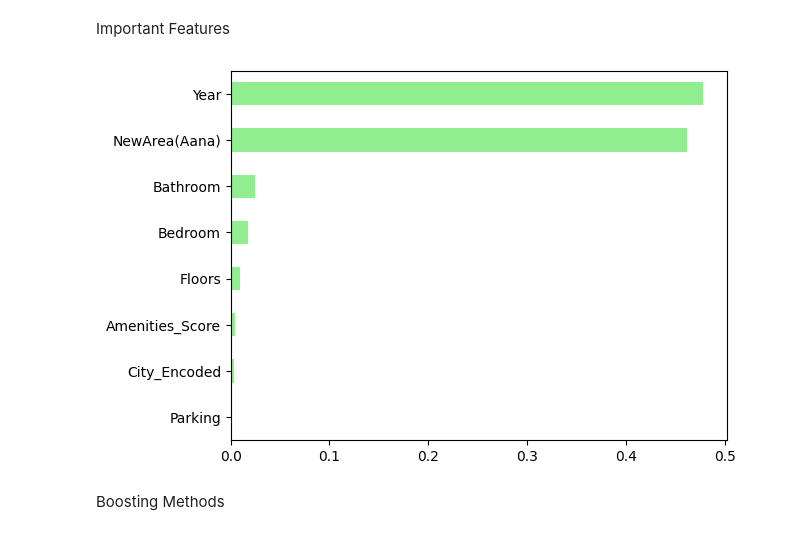
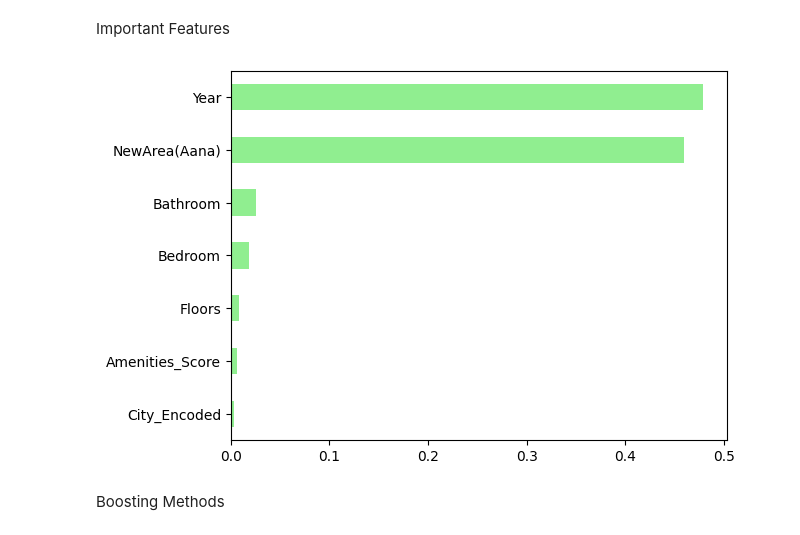
Before and after one commit to Swoyesh/House_Price_Predictor, a Jupyter notebook: housing.ipynb, the cells around one changed output. Cells and saved outputs as stored; diff of their text form; code cells hidden in the pictures.

```diff
--- a/housing.ipynb
+++ b/housing.ipynb
@@ -1527,13 +1528,14 @@ print(cohens_d_kp)
 # %% [markdown]
 Frequency Encoding
 # %%
-city_freq = cleanData['City'].value_counts()
-city_freq_map = city_freq.to_dict()
+from collections import Counter
 
-cleanData['City_Encoded'] = cleanData['City'].map(city_freq_map)
+cleanData['Amenities'] = cleanData['Amenities'].apply(lambda x: ast.literal_eval(x) if isinstance(x, str) else x)
 
 all_amenities = [item for sublist in cleanData['Amenities'] for item in sublist]
-
 amenity_counts = Counter(all_amenities)
 
-cleanData['Amenities_Score'] = cleanData['Amenities'].apply(lambda x: sum(amenity_counts[amenity] for amenity in x))
+cleanData['Amenities_Score'] = cleanData['Amenities'].apply(lambda x: sum(amenity_counts.get(amenity, 0) for amenity in x))
+
+print(amenity_counts)
+print(cleanData[['Amenities', 'Amenities_Score']])
@@ -1556,7 +1574,7 @@ sns.lineplot()
 # %% [markdown]
 Split Data
 # %%
-X = cleanData[['City_Encoded', 'Bedroom', 'Bathroom', 'Floors', 'Parking', 'Year', 'NewArea(Aana)', 'Amenities_Score']].values
+X = cleanData[['City_Encoded', 'Bedroom', 'Bathroom', 'Floors', 'Year', 'NewArea(Aana)', 'Amenities_Score']].values
 y = cleanData['Price'].values
 SEED = 42
 
@@ -1652,13 +1670,13 @@ Hyperparameter Tuned Random Forest
 # %% [markdown]
 Important Features
 # %%
-importances_rf = pd.Series(rf_regressor.feature_importances_, index = ['City_Encoded', 'Bedroom', 'Bathroom', 'Floors', 'Parking', 'Year', 'NewArea(Aana)', 'Amenities_Score'])
+importances_rf = pd.Series(rf_regressor.feature_importances_, index = ['City_Encoded', 'Bedroom', 'Bathroom', 'Floors', 'Year', 'NewArea(Aana)', 'Amenities_Score'])
 sorted_importances_rf = importances_rf.sort_values()
 
 sorted_importances_rf.plot(kind='barh', color='lightgreen')
 plt.show()
 # %% [output]
-[figure, old version]
+[figure, new version]
 # %% [markdown]
 Boosting Methods
 # %% [markdown]
```
Also changed, not shown: parts of 6 cells of this notebook, 3 other files.
